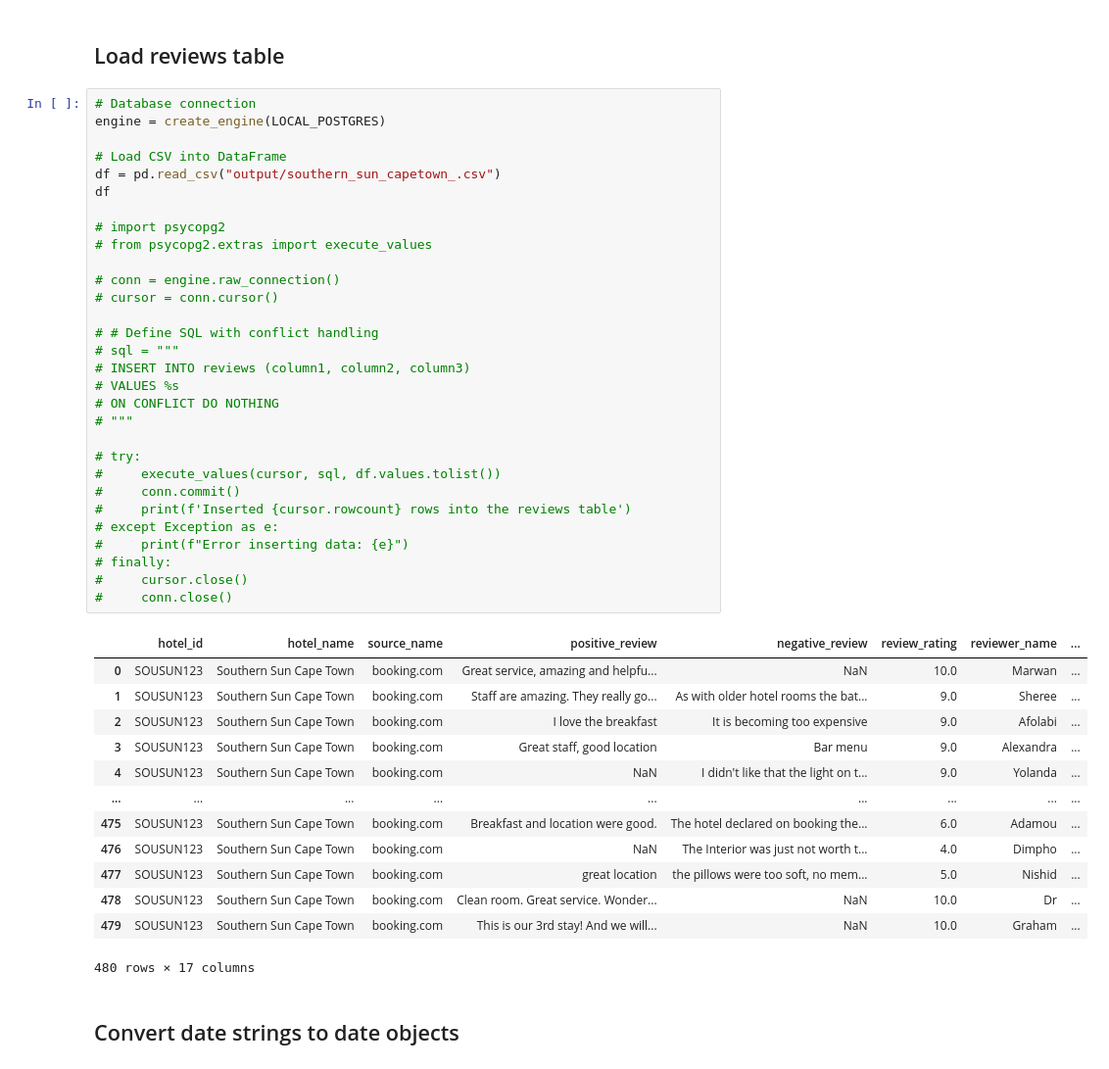
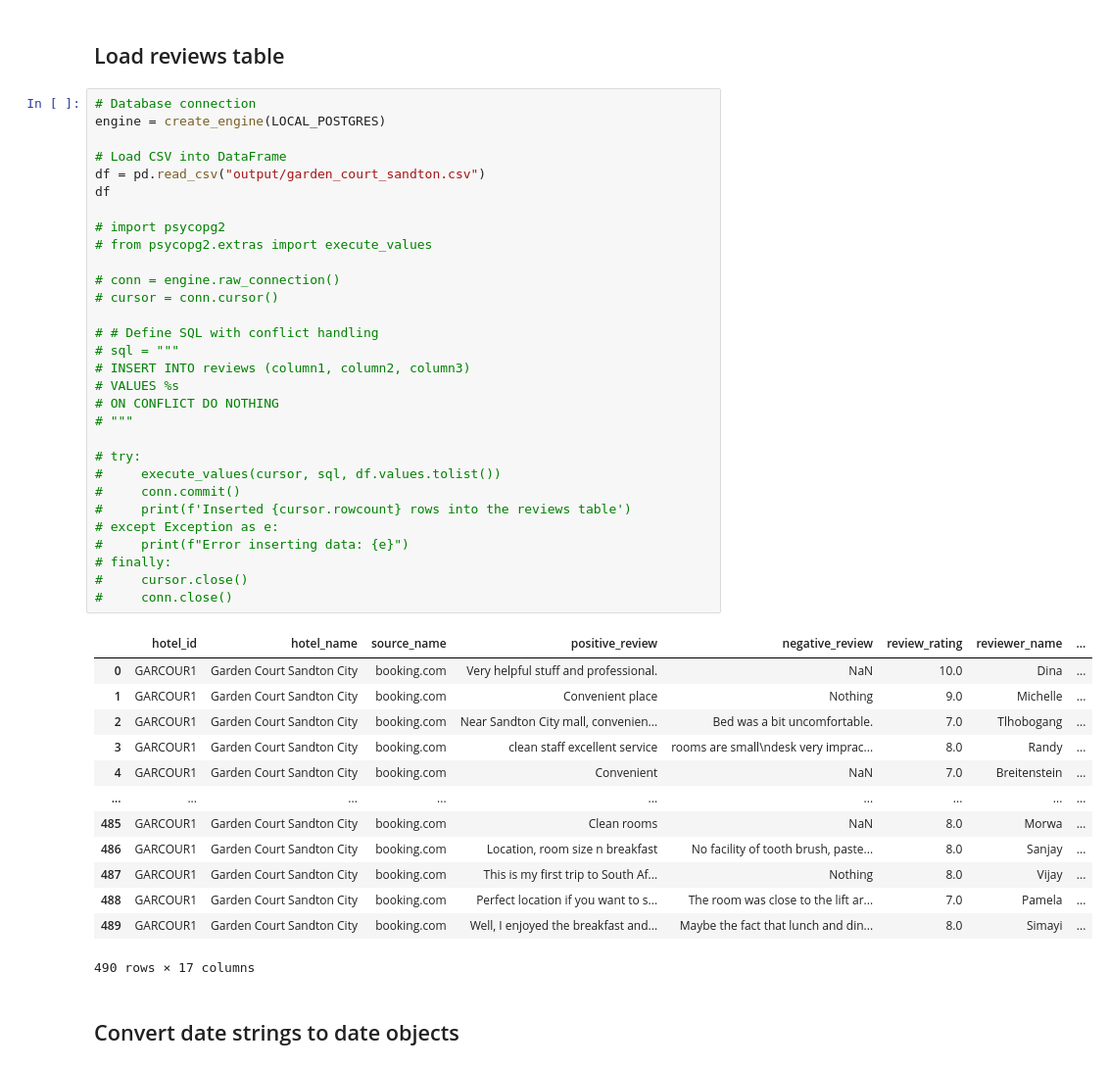
Before and after one commit to Gareth1995/review-webscraper, a Jupyter notebook: csv_to_postgres.ipynb, the cells around one changed output. Shown: that part at 98% size. Drawn from its saved outputs; the diff is of its cells as text.

Commit message:
added more hotel data to local db

```diff
--- a/csv_to_postgres.ipynb
+++ b/csv_to_postgres.ipynb
@@ -19,46 +19,46 @@ client = OpenAI(api_key=OPENAI_API_KEY)
 # Database connection
 engine = create_engine(LOCAL_POSTGRES)
 
 # Load CSV into DataFrame
-df = pd.read_csv("output/southern_sun_capetown_.csv")
+df = pd.read_csv("output/garden_court_sandton.csv")
 df
 
 # import psycopg2
 # from psycopg2.extras import execute_values
 
 # conn = engine.raw_connection()
 # cursor = conn.cursor()
 
 # # Define SQL with conflict handling
 # sql = """
 # INSERT INTO reviews (column1, column2, column3)
 # VALUES %s
 # ON CONFLICT DO NOTHING
 # """
 
 # try:
 #     execute_values(cursor, sql, df.values.tolist())
 #     conn.commit()
 #     print(f'Inserted {cursor.rowcount} rows into the reviews table')
 # except Exception as e:
 #     print(f"Error inserting data: {e}")
 # finally:
 #     cursor.close()
 #     conn.close()
 # %% [output]
 |  | hotel_id | hotel_name | source_name | positive_review | negative_review | review_rating | reviewer_name | ... |
-| 0 | SOUSUN123 | Southern Sun Cape Town | booking.com | Great service, amazing and helpfu... | NaN | 10.0 | Marwan | ... |
-| 1 | SOUSUN123 | Southern Sun Cape Town | booking.com | Staff are amazing. They really go... | As with older hotel rooms the bat... | 9.0 | Sheree | ... |
-| 2 | SOUSUN123 | Southern Sun Cape Town | booking.com | I love the breakfast | It is becoming too expensive | 9.0 | Afolabi | ... |
-| 3 | SOUSUN123 | Southern Sun Cape Town | booking.com | Great staff, good location | Bar menu | 9.0 | Alexandra | ... |
-| 4 | SOUSUN123 | Southern Sun Cape Town | booking.com | NaN | I didn't like that the light on t... | 9.0 | Yolanda | ... |
+| 0 | GARCOUR1 | Garden Court Sandton City | booking.com | Very helpful stuff and professional. | NaN | 10.0 | Dina | ... |
+| 1 | GARCOUR1 | Garden Court Sandton City | booking.com | Convenient place | Nothing | 9.0 | Michelle | ... |
+| 2 | GARCOUR1 | Garden Court Sandton City | booking.com | Near Sandton City mall, convenien... | Bed was a bit uncomfortable. | 7.0 | Tlhobogang | ... |
+| 3 | GARCOUR1 | Garden Court Sandton City | booking.com | clean staff excellent service | rooms are small\ndesk very imprac... | 8.0 | Randy | ... |
+| 4 | GARCOUR1 | Garden Court Sandton City | booking.com | Convenient | NaN | 7.0 | Breitenstein | ... |
 | ... | ... | ... | ... | ... | ... | ... | ... | ... |
-| 475 | SOUSUN123 | Southern Sun Cape Town | booking.com | Breakfast and location were good. | The hotel declared on booking the... | 6.0 | Adamou | ... |
-| 476 | SOUSUN123 | Southern Sun Cape Town | booking.com | NaN | The Interior was just not worth t... | 4.0 | Dimpho | ... |
-| 477 | SOUSUN123 | Southern Sun Cape Town | booking.com | great location | the pillows were too soft, no mem... | 5.0 | Nishid | ... |
-| 478 | SOUSUN123 | Southern Sun Cape Town | booking.com | Clean room. Great service. Wonder... | NaN | 10.0 | Dr | ... |
-| 479 | SOUSUN123 | Southern Sun Cape Town | booking.com | This is our 3rd stay! And we will... | NaN | 10.0 | Graham | ... |
+| 485 | GARCOUR1 | Garden Court Sandton City | booking.com | Clean rooms | NaN | 8.0 | Morwa | ... |
+| 486 | GARCOUR1 | Garden Court Sandton City | booking.com | Location, room size n breakfast | No facility of tooth brush, paste... | 8.0 | Sanjay | ... |
+| 487 | GARCOUR1 | Garden Court Sandton City | booking.com | This is my first trip to South Af... | Nothing | 8.0 | Vijay | ... |
+| 488 | GARCOUR1 | Garden Court Sandton City | booking.com | Perfect location if you want to s... | The room was close to the lift ar... | 7.0 | Pamela | ... |
+| 489 | GARCOUR1 | Garden Court Sandton City | booking.com | Well, I enjoyed the breakfast and... | Maybe the fact that lunch and din... | 8.0 | Simayi | ... |
-480 rows × 17 columns
+490 rows × 17 columns
 # %% [markdown]
 ## Convert date strings to date objects
 # %%
```
Also changed, not shown: parts of 5 cells of this notebook, 1 other file.
